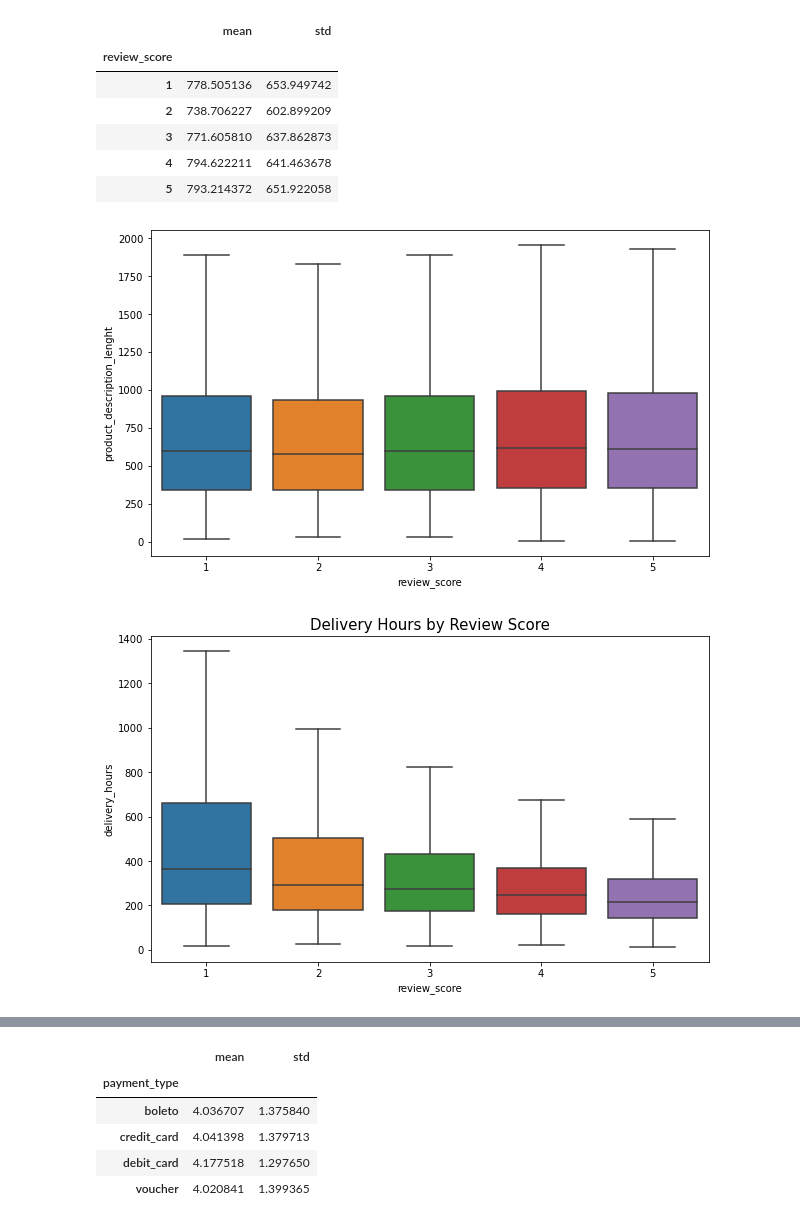
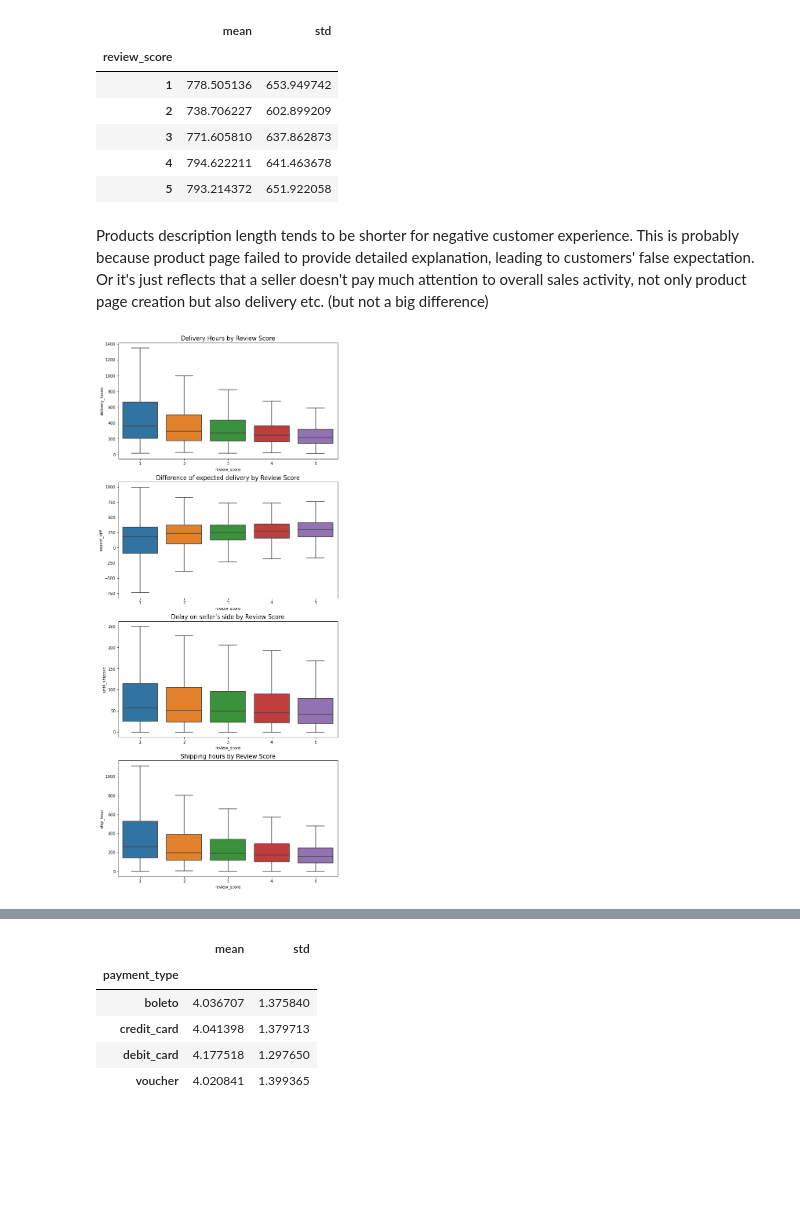
Before and after one commit to miji-lee-kr/Customer_Satisfaction_Rate_Analysis, a Jupyter notebook: Review_Score_Analysis.ipynb, the cells around one changed output, grey strips where cells are left out. Cells and saved outputs as stored; diff of their text form; code cells hidden in the pictures; blank space fills up the shorter version.

```diff
--- a/Review_Score_Analysis.ipynb
+++ b/Review_Score_Analysis.ipynb
@@ -182,29 +214,38 @@ df.groupby('review_score')['product_description_lenght'].agg(['mean', 'std'])
 | 3 | 771.605810 | 637.862873 |
 | 4 | 794.622211 | 641.463678 |
 | 5 | 793.214372 | 651.922058 |
-# %%
-plt.figure(figsize = (10,6))
-sns.boxplot(df['review_score'], df['product_description_lenght'], showfliers=False);
-# %% [output]
-[figure, removed]
+# %% [markdown]
+Products description length tends to be shorter for negative customer experience. This is probably because product page failed to provide detailed explanation, leading to customers' false expectation. Or it's just reflects that a seller doesn't pay much attention to overall sales activity, not only product page creation but also delivery etc. (but not a big difference)
 # %%
 df['delivery_time'] = df['order_delivered_customer_date'] - df['order_approved_at']
 df['delivery_hours'] = df['delivery_time'].apply(lambda x: x/np.timedelta64(1,'h'))
 df = df.query('delivery_hours > 0')
 
 df['delivery_time'] = df['order_estimated_delivery_date'] - df['order_delivered_customer_date']
 df['expect_diff'] = df['delivery_time'].apply(lambda x: x/np.timedelta64(1,'h'))
 
 df['delivery_time'] = df['order_delivered_carrier_date'] - df['order_approved_at']
 df['until_shipped'] = df['delivery_time'].apply(lambda x: x/np.timedelta64(1,'h'))
 df = df.query('until_shipped > 0')
 
 df['delivery_time'] = df['order_delivered_customer_date'] - df['order_delivered_carrier_date']
 df['ship_hour'] = df['delivery_time'].apply(lambda x: x/np.timedelta64(1,'h'))
 df = df.query('ship_hour > 0')
 
-plt.figure(figsize =(10,6))
+plt.figure(figsize =(10,25))
+plt.subplot(4,1,1)
 sns.boxplot(df['review_score'], df['delivery_hours'], showfliers = False)
-plt.title("Delivery Hours by Review Score", size = 15);
+plt.title("Delivery Hours by Review Score", size = 15)
+
+ax_0 = plt.subplot(4,1,2)
+sns.boxplot(df['review_score'], df['expect_diff'], showfliers = False, ax= ax_0)
+plt.title("Difference of expected delivery by Review Score", size = 15)
+ax_1 = plt.subplot(4,1,3)
+sns.boxplot(df['review_score'], df['until_shipped'], showfliers = False, ax = ax_1)
+plt.title("Delay on seller's side by Review Score", size = 15)
+
+ax_2 = plt.subplot(4,1,4)
+sns.boxplot(df['review_score'], df['ship_hour'], showfliers = False, ax = ax_2)
+plt.title("Shipping hours by Review Score", size = 15);
 # %% [output]
-[figure, old version]
+[figure, new version]
```
Also changed, not shown: parts of 129 cells of this notebook.
